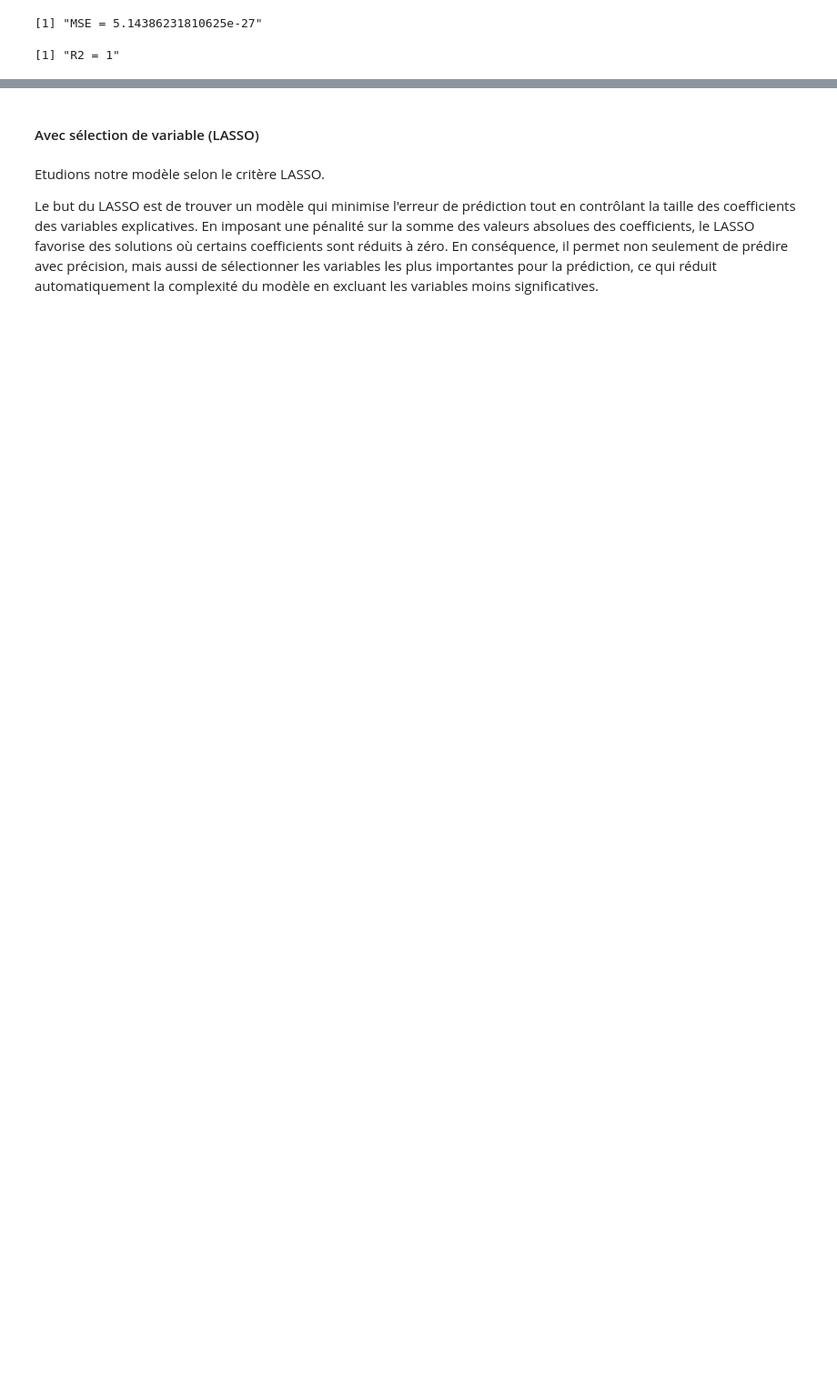
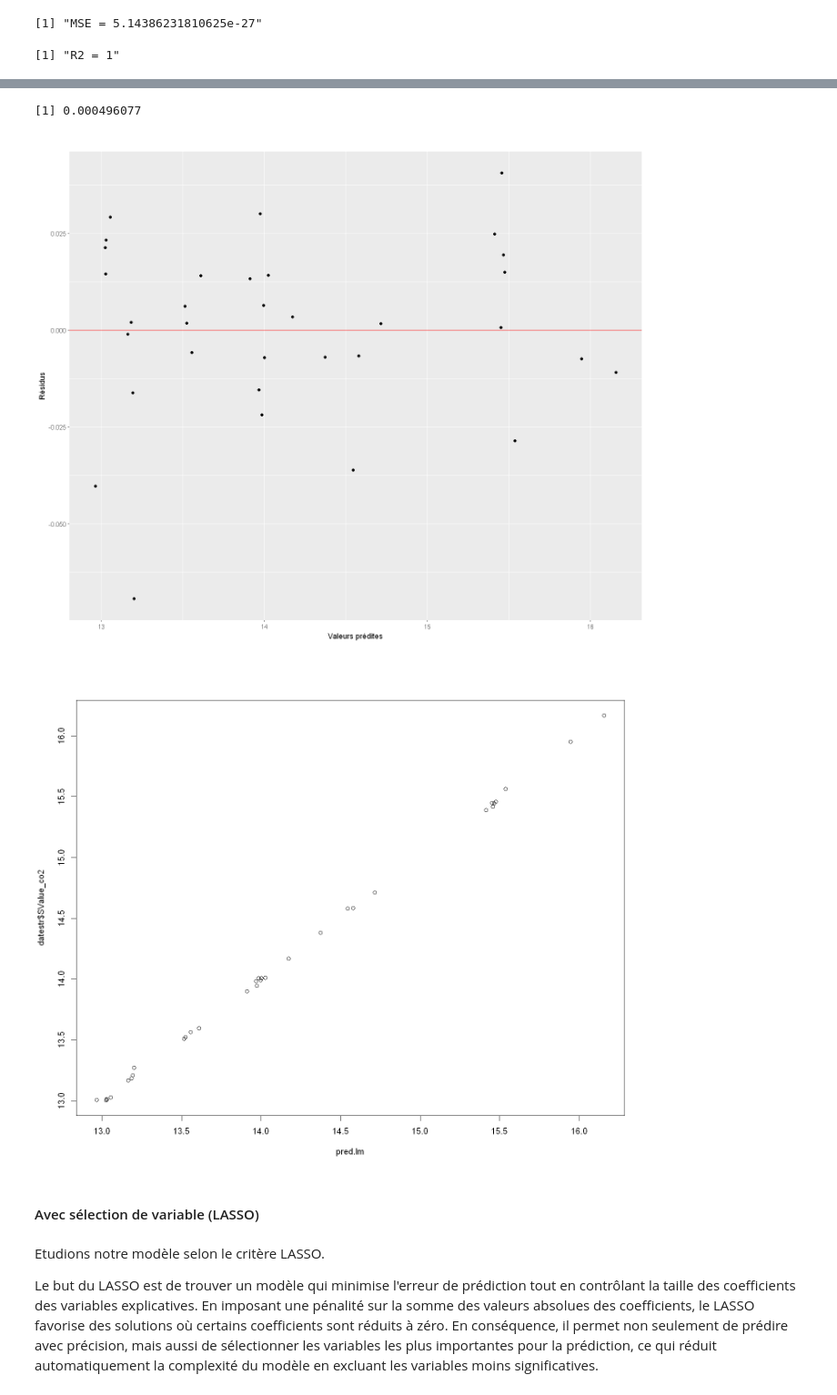
Before and after one commit to Mathilde-Mrs/Projet_machine_learning, a Jupyter notebook: notebookR_modif.ipynb, the cells around one changed output, grey strips where cells are left out. Shown at 91% size. Drawn from its saved outputs; the diff is of its cells as text; code cells hidden in the pictures; blank space fills up the shorter version.

```diff
--- a/notebookR_modif.ipynb
+++ b/notebookR_modif.ipynb
@@ -869,6 +861,10 @@ gplot.res(fit.lm,res.lm,"Résidus sans sélection de variables")
 # %%
-#summary(reg.lm)
-#coef(reg.lm)
+pred.aic=predict(reg.glm.step,newdata=datestr)
+# Erreur quadratique moyenne de prévision
+sum((pred.aic-datestr[,"SValue_co2"])^2)/nrow(datestr)
+err.aic=pred.aic-datestr[,"SValue_co2"]
+gplot.res(pred.aic,err.aic,titre="")
+plot(pred.aic,datestr$SValue_co2)
 # %% [markdown]
 #### Avec sélection de variable (AIC)
 # %% [markdown]
@@ -930,3 +932,14 @@ paste("R2 =", R2_aic)
+# %%
+pred.lm=predict(reg.lm,newdata=datestr)
+# Erreur quadratique moyenne de prévision
+sum((pred.lm-datestr[,"SValue_co2"])^2)/nrow(datestr)
+err.lm=pred.lm-datestr[,"SValue_co2"]
+gplot.res(pred.lm,err.lm,titre="")
+plot(pred.lm,datestr$SValue_co2)
+# %% [output]
+[1] 0.000496077
+[figure, added]
+[figure, added]
 # %% [markdown]
 #### Avec sélection de variable (LASSO)
 # %% [markdown]
```
Also changed, not shown: parts of 58 cells of this notebook.
